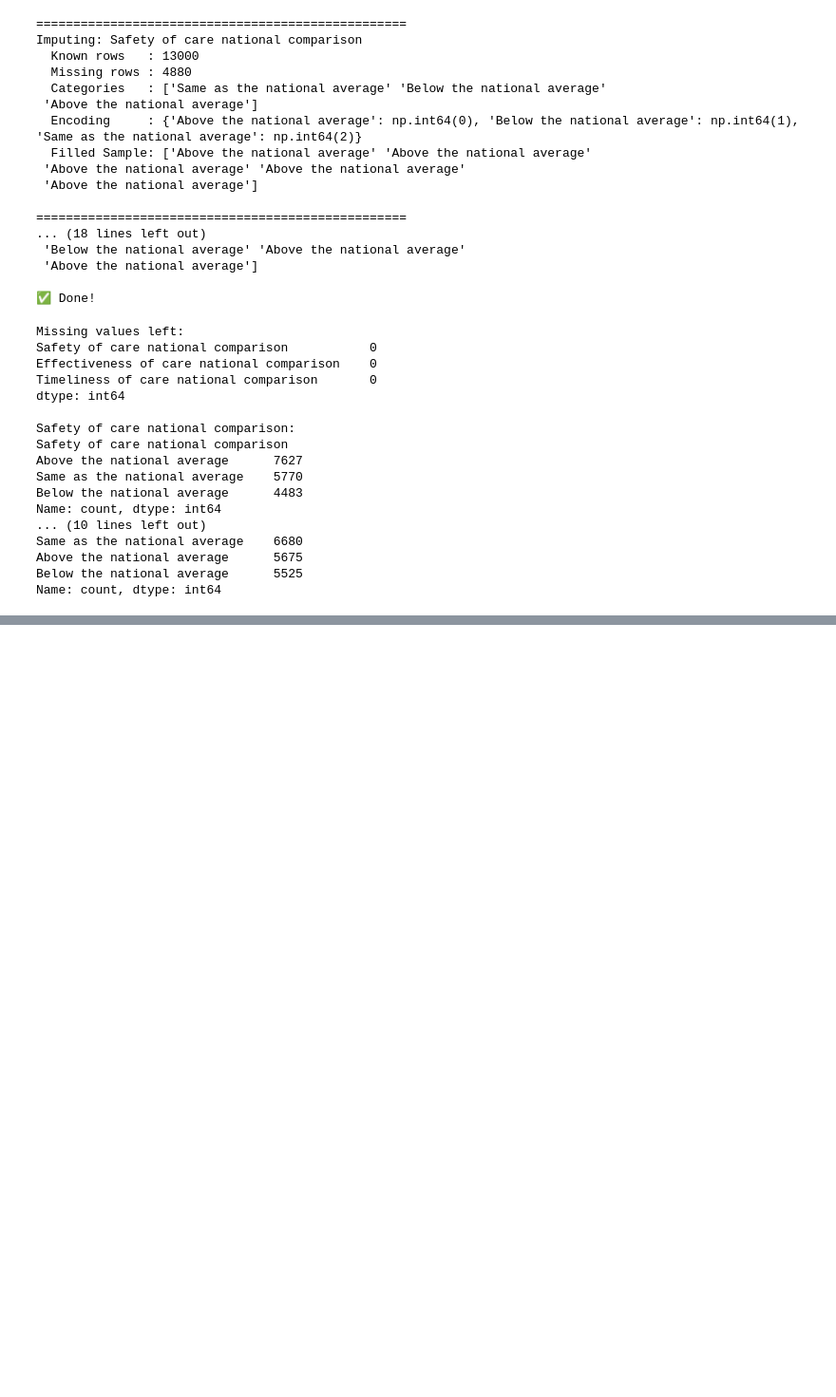
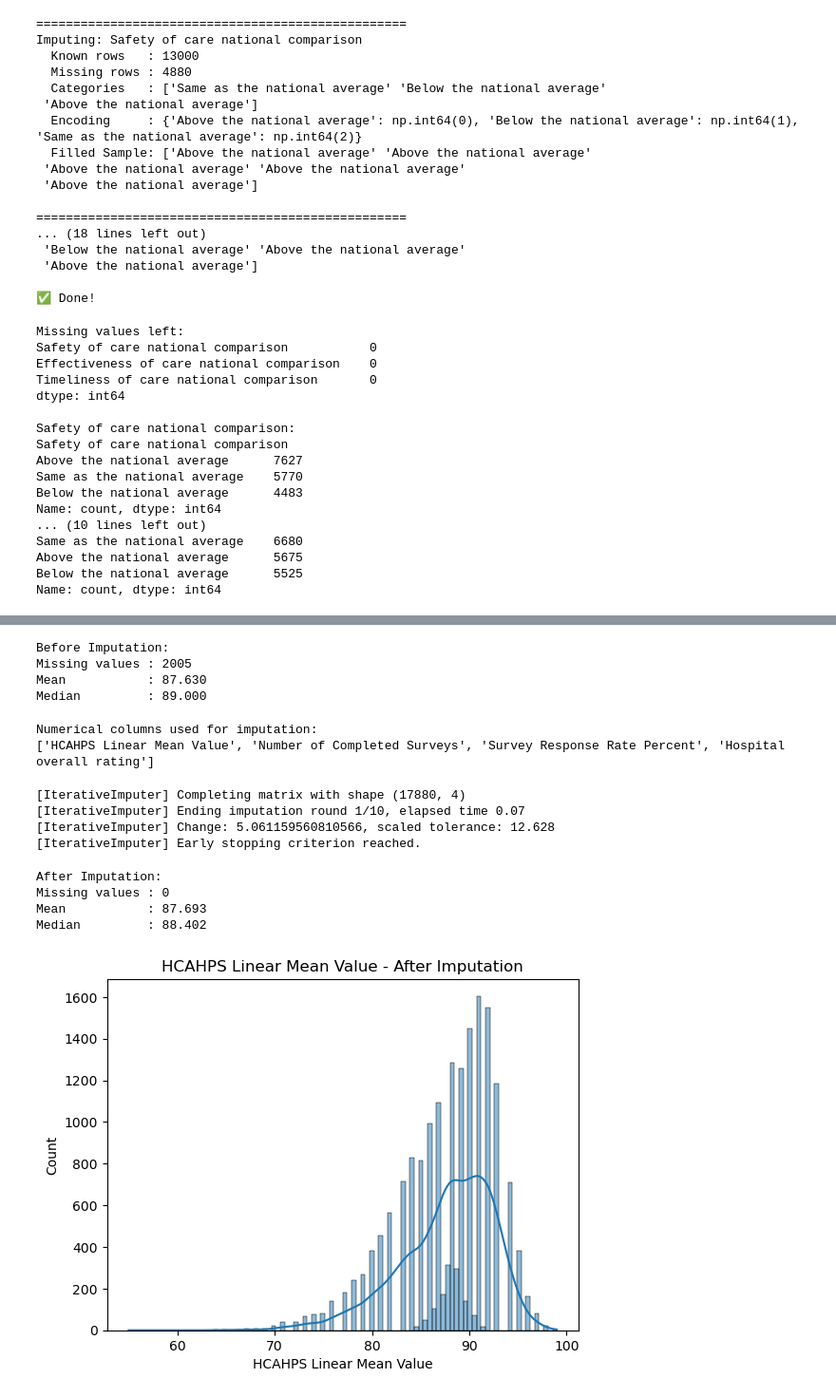
Before and after one commit to ShiharaXcor/tpms-healthcare-satisfaction-analysis, a Jupyter notebook: notebook/data-cleaning.ipynb, the cells around one changed output, grey strips where cells are left out. Shown at 95% size. Saved outputs shown, nothing was run; the diff lists cells and outputs as text; code cells hidden in the pictures; blank space fills up the shorter version.

```diff
--- a/notebook/data-cleaning.ipynb
+++ b/notebook/data-cleaning.ipynb
@@ -553,0 +671,74 @@ Name: count, dtype: int64
+# %%
+###  have  to  use   the median  for  fill   the  missing  values
+for cols   in  mcar_miss_cols_num   :
+    data[cols]    =   data[cols].fillna(data[cols].median())
+# %%
+###  use    the  itarative    imputer
+from sklearn.experimental import enable_iterative_imputer
+from sklearn.impute import IterativeImputer
+
+# Your MAR/MNAR numerical column
+mar_miss_cols_num = ['HCAHPS Linear Mean Value']
+
+# Step 1 — Check before imputation
+print("Before Imputation:")
+print(f"Missing values : {data['HCAHPS Linear Mean Value'].isnull().sum()}")
+print(f"Mean           : {data['HCAHPS Linear Mean Value'].mean():.3f}")
+print(f"Median         : {data['HCAHPS Linear Mean Value'].median():.3f}")
+# %% [output]
+Before Imputation:
+Missing values : 2005
+Mean           : 87.630
+Median         : 89.000
+# %%
+# Step 2 — Prepare numerical data for IterativeImputer
+# IterativeImputer uses ALL numerical columns together
+numerical_data = data.select_dtypes(include=['number'])
+
+print("\nNumerical columns used for imputation:")
+print(numerical_data.columns.tolist())
+# %% [output]
+Numerical columns used for imputation:
+['HCAHPS Linear Mean Value', 'Number of Completed Surveys', 'Survey Response Rate Percent', 'Hospital overall rating']
+# %%
+# Step 3 — Apply IterativeImputer
+imputer = IterativeImputer(
+    max_iter   = 10,        # number of iterations
+    random_state = 42,      # reproducibility
+    verbose    = 2          # show progress
+)
+
+# Fit and transform
+numerical_imputed = imputer.fit_transform(numerical_data)
+
+# Convert back to dataframe
+numerical_imputed_df = pd.DataFrame(
+    numerical_imputed,
+    columns = numerical_data.columns,
+    index   = data.index
+)
+# %% [output]
+[IterativeImputer] Completing matrix with shape (17880, 4)
+[IterativeImputer] Ending imputation round 1/10, elapsed time 0.07
+[IterativeImputer] Change: 5.061159560810566, scaled tolerance: 12.628
+[IterativeImputer] Early stopping criterion reached.
+# %%
+# Step 4 — Put imputed column back into original dataframe
+data['HCAHPS Linear Mean Value'] = numerical_imputed_df['HCAHPS Linear Mean Value']``
+# %%
+# Step 5 — Verify
+print("\nAfter Imputation:")
+print(f"Missing values : {data['HCAHPS Linear Mean Value'].isnull().sum()}")
+print(f"Mean           : {data['HCAHPS Linear Mean Value'].mean():.3f}")
+print(f"Median         : {data['HCAHPS Linear Mean Value'].median():.3f}")
+
+# Distribution check
+sns.histplot(data['HCAHPS Linear Mean Value'], kde=True)
+plt.title("HCAHPS Linear Mean Value - After Imputation")
+plt.show()
+# %% [output]
+After Imputation:
+Missing values : 0
+Mean           : 87.693
+Median         : 88.402
+[figure, added]
```
Also changed, not shown: parts of 12 cells of this notebook.
